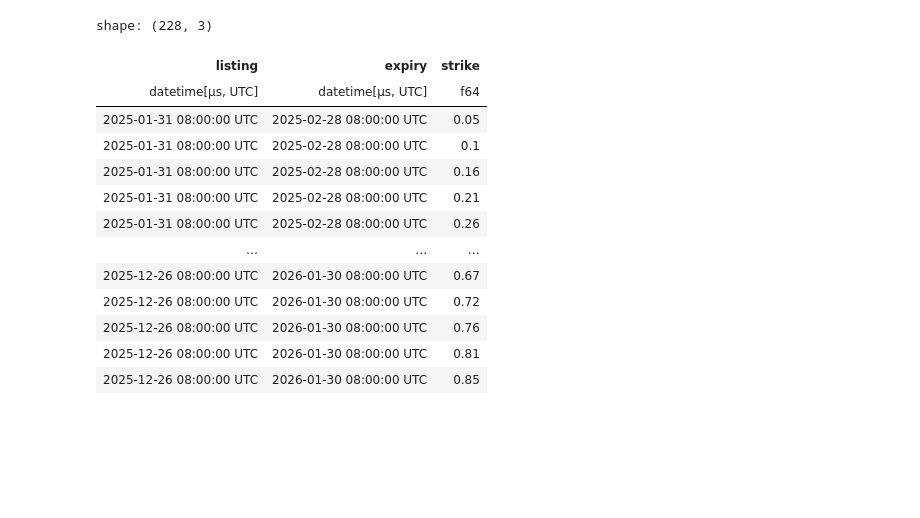
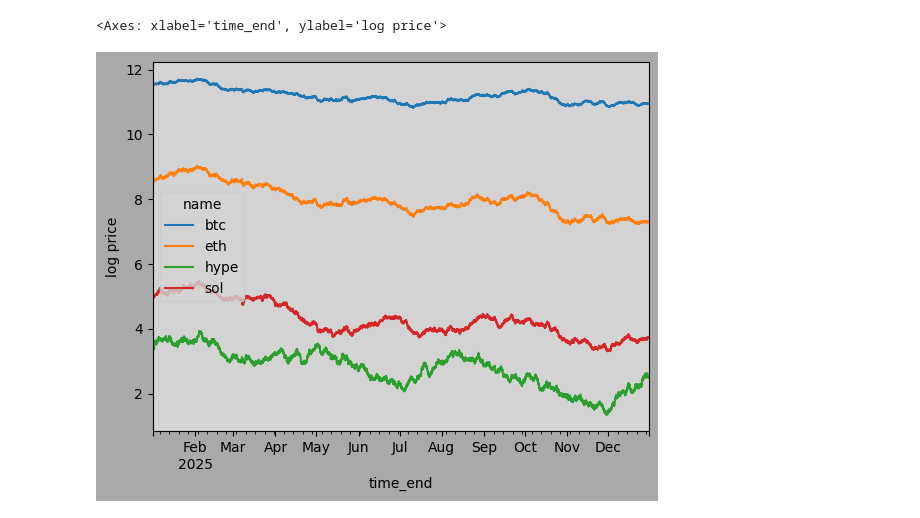
Before and after one commit to andrewchen0028/cc, a Jupyter notebook: packages/sandbox/samplers.ipynb, the cells around one changed output. Drawn from its saved outputs; the diff is of its cells as text; code cells hidden in the pictures; blank space fills up the shorter version.

```diff
--- a/packages/sandbox/samplers.ipynb
+++ b/packages/sandbox/samplers.ipynb
@@ -5,6 +9,9 @@ from dateutil.rrule import rrule, DAILY, WEEKLY, MONTHLY, FR
 import polars as pl
 
 from backtester import samplers
+# %%
+plt.rcParams["figure.facecolor"] = "darkgray"
+plt.rcParams["axes.facecolor"] = "lightgray"
 # %%
 t0 = datetime(2025, 1, 1, tzinfo=timezone.utc)
 tf = datetime(2025, 12, 31, tzinfo=timezone.utc)
@@ -163,17 +55,11 @@ shape: (228, 8)
-# %%
-struck.select(["listing", "expiry", "strike"]).collect()  # just the relevant columns
-# %% [output]
-shape: (228, 3)
-| listing | expiry | strike |
-| datetime[μs, UTC] | datetime[μs, UTC] | f64 |
-| 2025-01-31 08:00:00 UTC | 2025-02-28 08:00:00 UTC | 0.05 |
-| 2025-01-31 08:00:00 UTC | 2025-02-28 08:00:00 UTC | 0.1 |
-| 2025-01-31 08:00:00 UTC | 2025-02-28 08:00:00 UTC | 0.16 |
-| 2025-01-31 08:00:00 UTC | 2025-02-28 08:00:00 UTC | 0.21 |
-| 2025-01-31 08:00:00 UTC | 2025-02-28 08:00:00 UTC | 0.26 |
-| … | … | … |
-| 2025-12-26 08:00:00 UTC | 2026-01-30 08:00:00 UTC | 0.67 |
-| 2025-12-26 08:00:00 UTC | 2026-01-30 08:00:00 UTC | 0.72 |
-| 2025-12-26 08:00:00 UTC | 2026-01-30 08:00:00 UTC | 0.76 |
-| 2025-12-26 08:00:00 UTC | 2026-01-30 08:00:00 UTC | 0.81 |
-| 2025-12-26 08:00:00 UTC | 2026-01-30 08:00:00 UTC | 0.85 |
+# %%
+paths_mark \
+    .with_columns(pl.col("price").log().alias("s")) \
+    .collect() \
+    .to_pandas() \
+    .pivot_table("s", "time_end", "name") \
+    .plot \
+    .line(ylabel="log price")  # fmt: off
+# %% [output]
+<Axes: xlabel='time_end', ylabel='log price'>
+[figure, added]
```
Also changed, not shown: parts of 14 cells of this notebook, 2 other files.
